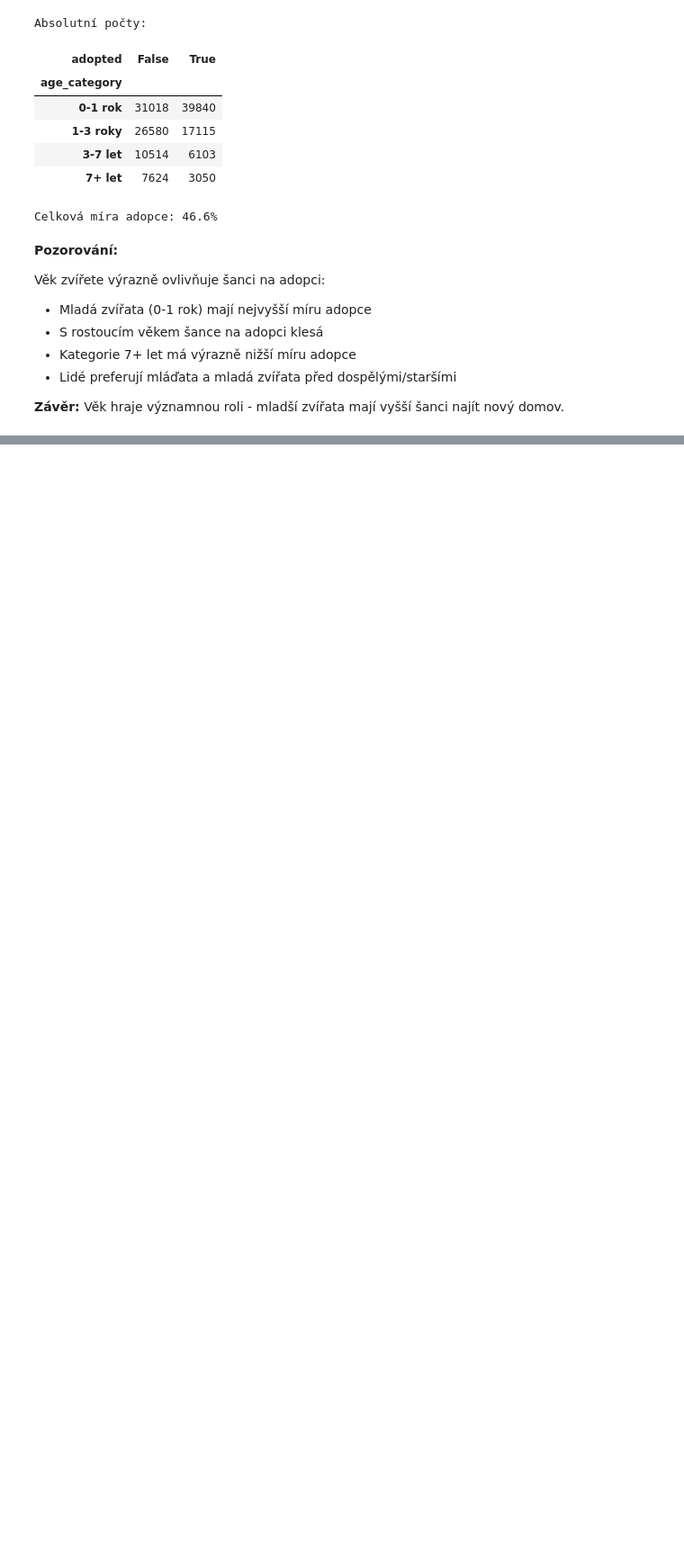
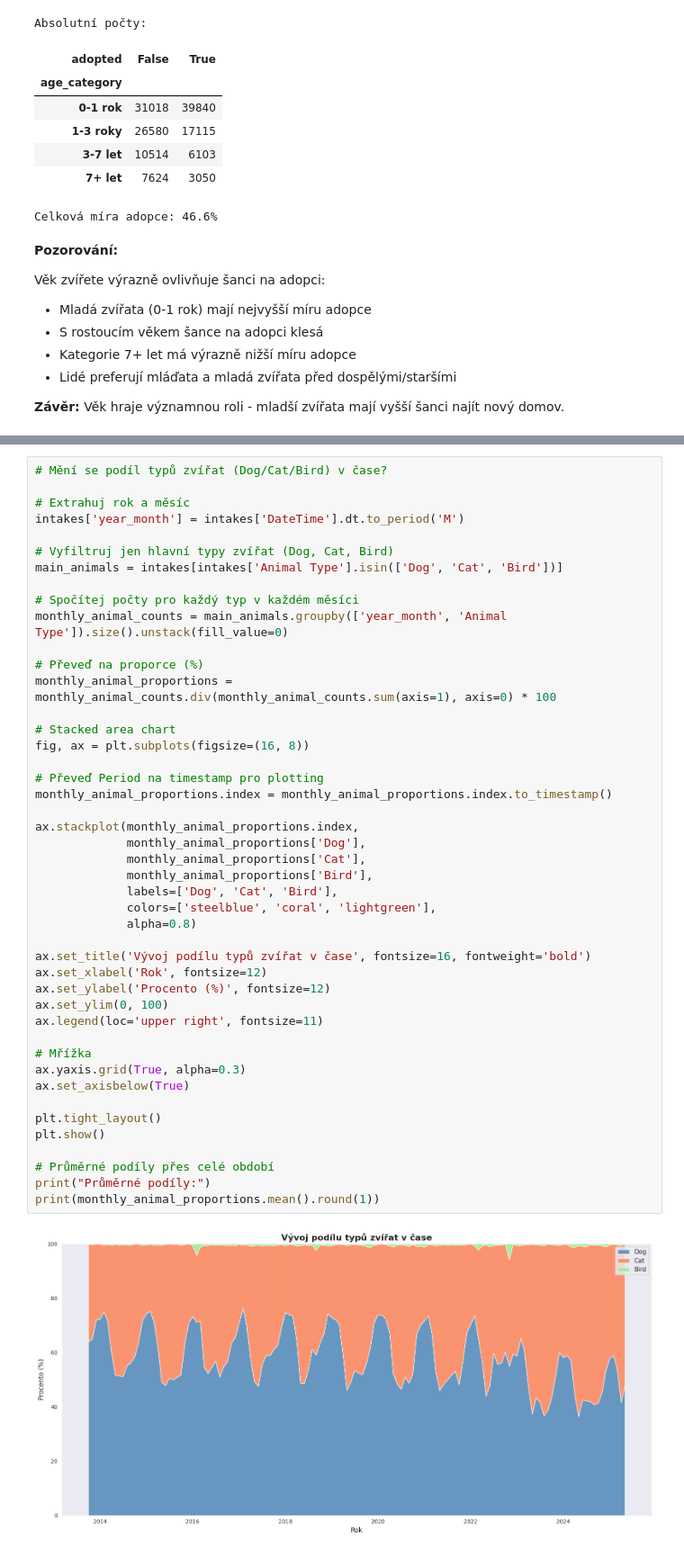
Before and after one commit to stasbebra2006/BI-VIZ, a Jupyter notebook: hms/hm01/01/hm01-prime.ipynb, the cells around one changed output, grey strips where cells are left out. Shown at 90% size. Drawn from its saved outputs; the diff is of its cells as text; blank space fills up the shorter version.

Commit message:
hm01 -> main job done

```diff
--- a/hms/hm01/01/hm01-prime.ipynb
+++ b/hms/hm01/01/hm01-prime.ipynb
@@ -1019,0 +1229,47 @@ Věk zvířete výrazně ovlivňuje šanci na adopci:
+# %%
+# Mění se podíl typů zvířat (Dog/Cat/Bird) v čase?
+
+# Extrahuj rok a měsíc
+intakes['year_month'] = intakes['DateTime'].dt.to_period('M')
+
+# Vyfiltruj jen hlavní typy zvířat (Dog, Cat, Bird)
+main_animals = intakes[intakes['Animal Type'].isin(['Dog', 'Cat', 'Bird'])]
+
+# Spočítej počty pro každý typ v každém měsíci
+monthly_animal_counts = main_animals.groupby(['year_month', 'Animal Type']).size().unstack(fill_value=0)
+
+# Převeď na proporce (%)
+monthly_animal_proportions = monthly_animal_counts.div(monthly_animal_counts.sum(axis=1), axis=0) * 100
+
+# Stacked area chart
+fig, ax = plt.subplots(figsize=(16, 8))
+
+# Převeď Period na timestamp pro plotting
+monthly_animal_proportions.index = monthly_animal_proportions.index.to_timestamp()
+
+ax.stackplot(monthly_animal_proportions.index,
+             monthly_animal_proportions['Dog'],
+             monthly_animal_proportions['Cat'],
+             monthly_animal_proportions['Bird'],
+             labels=['Dog', 'Cat', 'Bird'],
+             colors=['steelblue', 'coral', 'lightgreen'],
+             alpha=0.8)
+
+ax.set_title('Vývoj podílu typů zvířat v čase', fontsize=16, fontweight='bold')
+ax.set_xlabel('Rok', fontsize=12)
+ax.set_ylabel('Procento (%)', fontsize=12)
+ax.set_ylim(0, 100)
+ax.legend(loc='upper right', fontsize=11)
+
+# Mřížka
+ax.yaxis.grid(True, alpha=0.3)
+ax.set_axisbelow(True)
+
+plt.tight_layout()
+plt.show()
+
+# Průměrné podíly přes celé období
+print("Průměrné podíly:")
+print(monthly_animal_proportions.mean().round(1))
+# %% [output]
+[figure, added]
```
Also changed, not shown: parts of 10 cells of this notebook.
